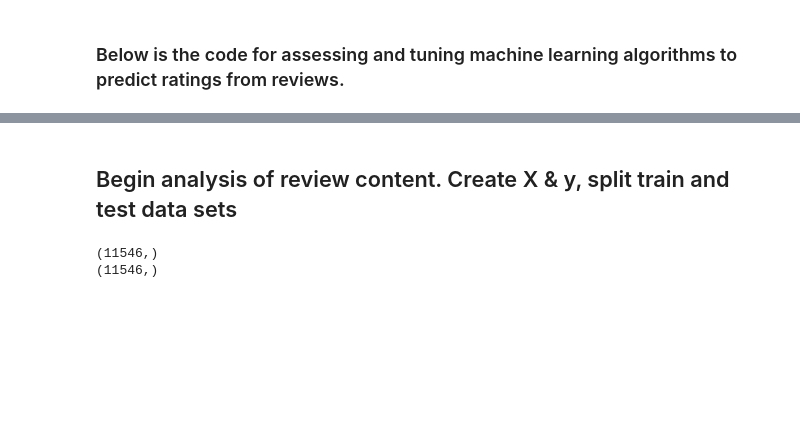
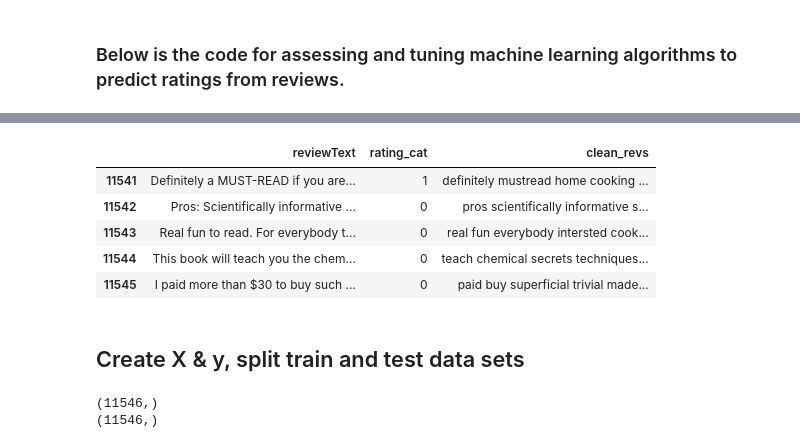
Before and after one commit to PassMoreHeat/springboard, a Jupyter notebook: Capstone_1/Machine_Learning_Amazon_Reviews_Working_Code.ipynb, the cells around one changed output, grey strips where cells are left out. Saved outputs shown, nothing was run; the diff lists cells and outputs as text; code cells hidden in the pictures; blank space fills up the shorter version.

```diff
--- a/Capstone_1/Machine_Learning_Amazon_Reviews_Working_Code.ipynb
+++ b/Capstone_1/Machine_Learning_Amazon_Reviews_Working_Code.ipynb
@@ -50,3 +109,20 @@ book_revs.head(2)
+# %%
+# define second preprocessor for tokenization and lemmatization
+def preprocess2(text):
+    stemmer = SnowballStemmer("english", ignore_stopwords=True)
+    tokens = word_tokenize(text)
+    stems = [stemmer.stem(t) for t in tokens]
+    return stems
+# %%
+rev_rate['clean_revs'].apply(preprocess2)
+rev_rate.tail()
+# %% [output]
+|  | reviewText | rating_cat | clean_revs |
+| 11541 | Definitely a MUST-READ if you are... | 1 | definitely mustread home cooking ... |
+| 11542 | Pros: Scientifically informative ... | 0 | pros scientifically informative s... |
+| 11543 | Real fun to read. For everybody t... | 0 | real fun everybody intersted cook... |
+| 11544 | This book will teach you the chem... | 0 | teach chemical secrets techniques... |
+| 11545 | I paid more than $30 to buy such ... | 0 | paid buy superficial trivial made... |
 # %% [markdown]
-## Begin analysis of review content. Create X & y, split train and test data sets
+## Create X & y, split train and test data sets
 # %%
```
Also changed, not shown: parts of 72 cells of this notebook.
